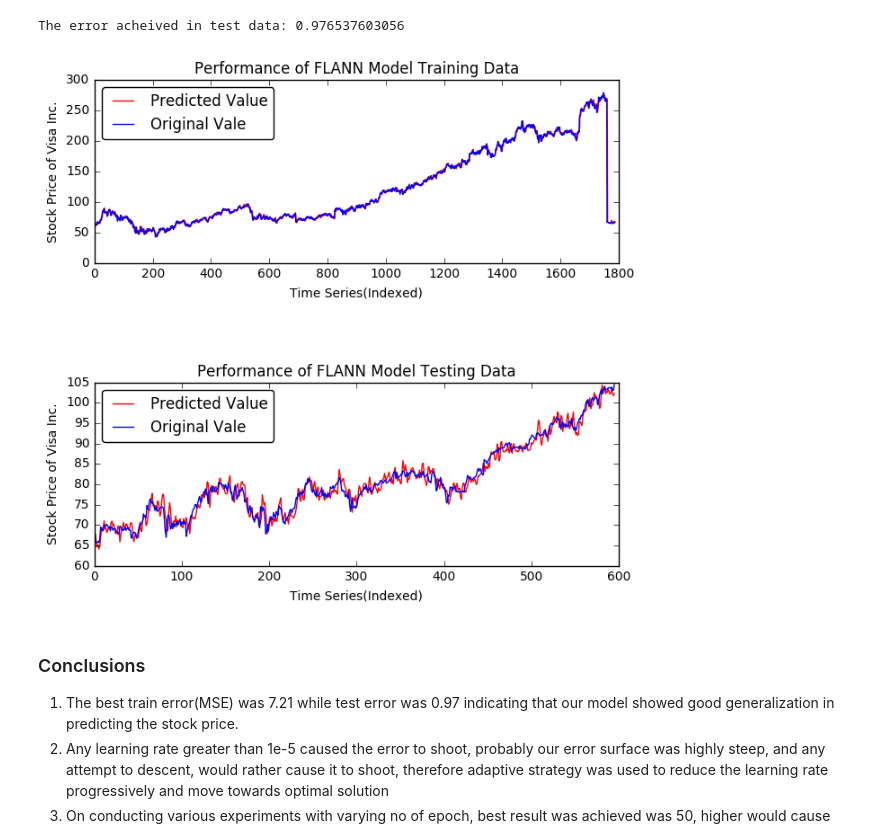
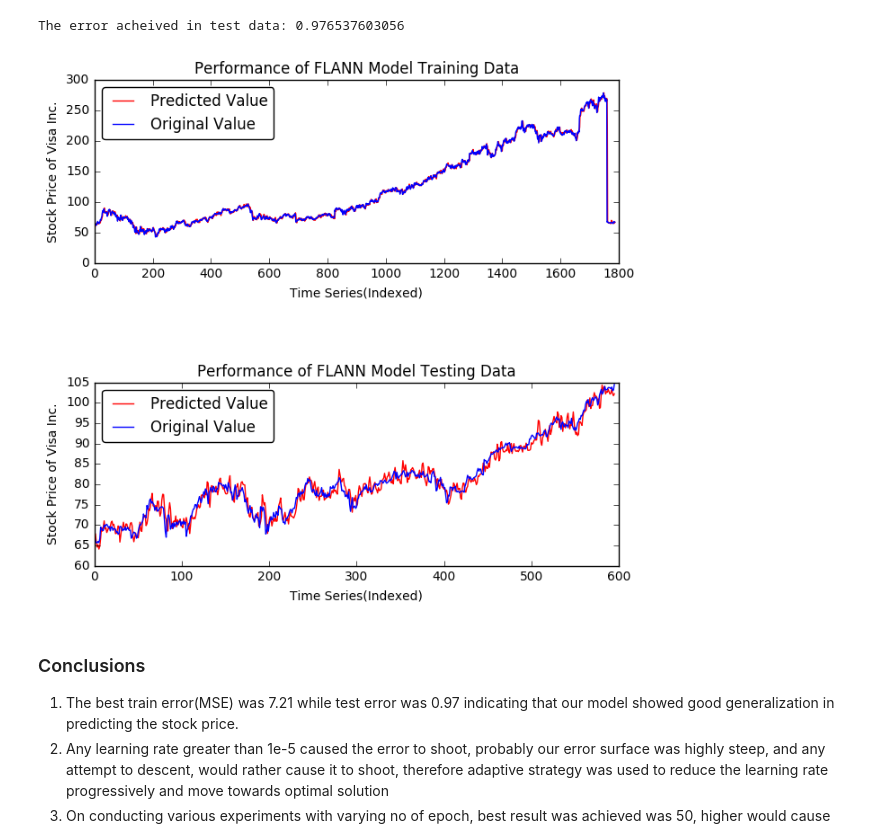
Before and after one commit to srivatsa96/Neural-Network-and-Fuzzy-Systems-Assignment, a Jupyter notebook: Functional_Link_Artificial_Neural_Network/Assignment_2.ipynb, the cells around one changed output. Saved outputs shown, nothing was run; the diff lists cells and outputs as text; code cells hidden in the pictures.

```diff
--- a/Functional_Link_Artificial_Neural_Network/Assignment_2.ipynb
+++ b/Functional_Link_Artificial_Neural_Network/Assignment_2.ipynb
@@ -194,29 +194,29 @@ The error acheived in test data: 0.976537603056
 # %%
 ## Visualizing the model performance
 # Visualizing the train data performance
 fig = plt.figure()
 ax1 = fig.add_subplot(211)
 ax1.plot(output_train[0],'r', label="Predicted Value")
-ax1.plot(target_train,'b', label="Original Vale")
+ax1.plot(target_train,'b', label="Original Value")
 ax1.legend(loc="upper left",fancybox=True)
 ax1.set_xlabel('Time Series(Indexed)')
 ax1.set_ylabel('Stock Price of Visa Inc.')
 ax1.set_title('Performance of FLANN Model Training Data')
 
 # Visualizong the test data performace
 ax2 = fig.add_subplot(212)
 ax2.plot(output_test[0],'r', label="Predicted Value")
-ax2.plot(target_test,'b', label="Original Vale")
+ax2.plot(target_test,'b', label="Original Value")
 ax2.legend(loc="upper left",fancybox=True)
 ax2.set_xlabel('Time Series(Indexed)')
 ax2.set_ylabel('Stock Price of Visa Inc.')
 ax2.set_title('Performance of FLANN Model Testing Data')
 plt.tight_layout()
 fig.set_figheight(7)
 fig.set_figwidth(7)
 plt.show()
 # %% [output]
-[figure, old version]
+[figure, new version]
 # %% [markdown]
 ### Conclusions
 <ol>
```
